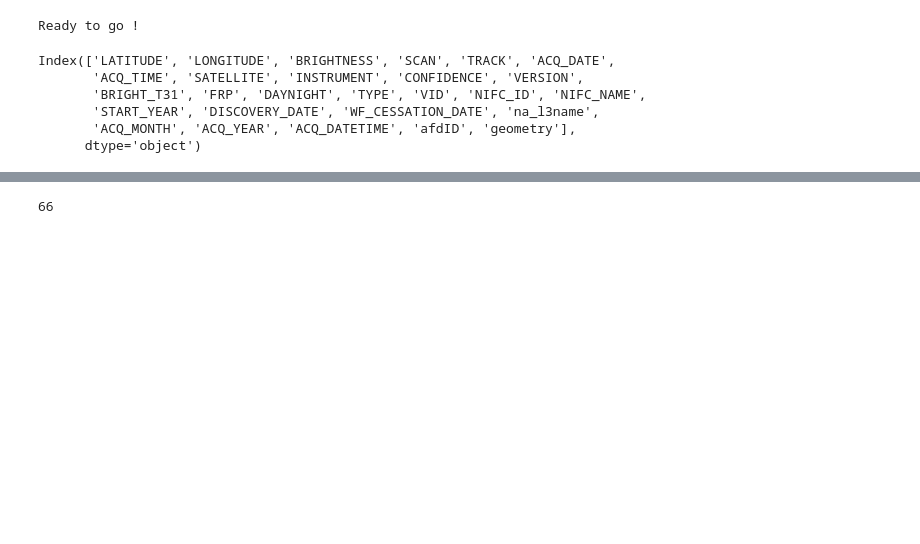
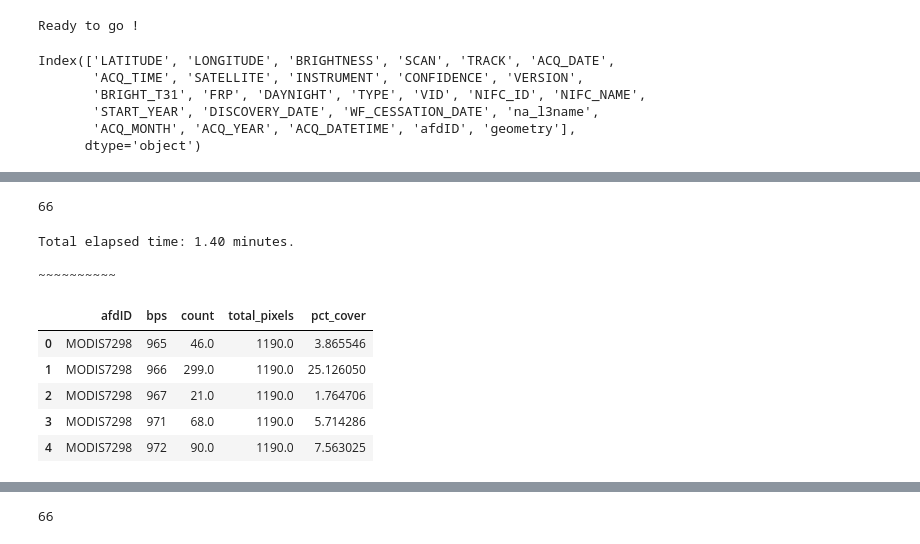
Before and after one commit to natshoff/aspen-fire-fork, a Jupyter notebook: Aim2/code/Python/04afd-landcover-biophys.ipynb, the cells around one changed output, grey strips where cells are left out. Saved outputs shown, nothing was run; the diff lists cells and outputs as text; code cells hidden in the pictures; blank space fills up the shorter version.

```diff
--- a/Aim2/code/Python/04afd-landcover-biophys.ipynb
+++ b/Aim2/code/Python/04afd-landcover-biophys.ipynb
@@ -54,0 +61,11 @@ afds_.head()
+# %%
+fp = os.path.join(maindir,'data/landcover/LANDFIRE/LF2016_BPS_200_CONUS/Tif/LC16_BPS_200.tif')
+bps_da = rxr.open_rasterio(fp, masked=True, cache=False, chunks='auto').squeeze()
+shp, gt, wkt, nd = bps_da.shape, bps_da.spatial_ref.GeoTransform, bps_da.rio.crs, bps_da.rio.nodata
+print(
+    f"Shape: {shp}; \n"
+    f"GeoTransform: {gt}; \n"
+    f"WKT: {wkt}; \n"
+    f"NoData Value: {nd}; \n"
+    f"Data Type: {bps_da[0].dtype}")
+gc.collect()
@@ -54,0 +79,41 @@ afds_.head()
+# %%
+# Crop the raster
+bps_da_crop = bps_da.rio.clip_box(
+    minx=bounds[0]+1000, # +1000 meters for a small buffer
+    miny=bounds[1]+1000,
+    maxx=bounds[2]+1000,
+    maxy=bounds[3]+1000
+)
+del bps_da
+gc.collect()
+# %% [output]
+66
+# %%
+t0 = time.time()
+
+afds_bps = compute_band_stats(
+    geoms=afds_,
+    image_da=bps_da_crop,
+    id_col='afdID',
+    attr='bps'
+)
+
+del bps_da_crop
+gc.collect() # clean up
+
+t1 = (time.time() - t0) / 60
+print(f"Total elapsed time: {t1:.2f} minutes.")
+print("\n~~~~~~~~~~\n")
+# %% [output]
+Total elapsed time: 1.40 minutes.
+
+~~~~~~~~~~
+# %%
+afds_bps.head()
+# %% [output]
+|  | afdID | bps | count | total_pixels | pct_cover |
+| 0 | MODIS7298 | 965 | 46.0 | 1190.0 | 3.865546 |
+| 1 | MODIS7298 | 966 | 299.0 | 1190.0 | 25.126050 |
+| 2 | MODIS7298 | 967 | 21.0 | 1190.0 | 1.764706 |
+| 3 | MODIS7298 | 971 | 68.0 | 1190.0 | 5.714286 |
+| 4 | MODIS7298 | 972 | 90.0 | 1190.0 | 7.563025 |
```
Also changed, not shown: parts of 29 cells of this notebook, 2 other files.
